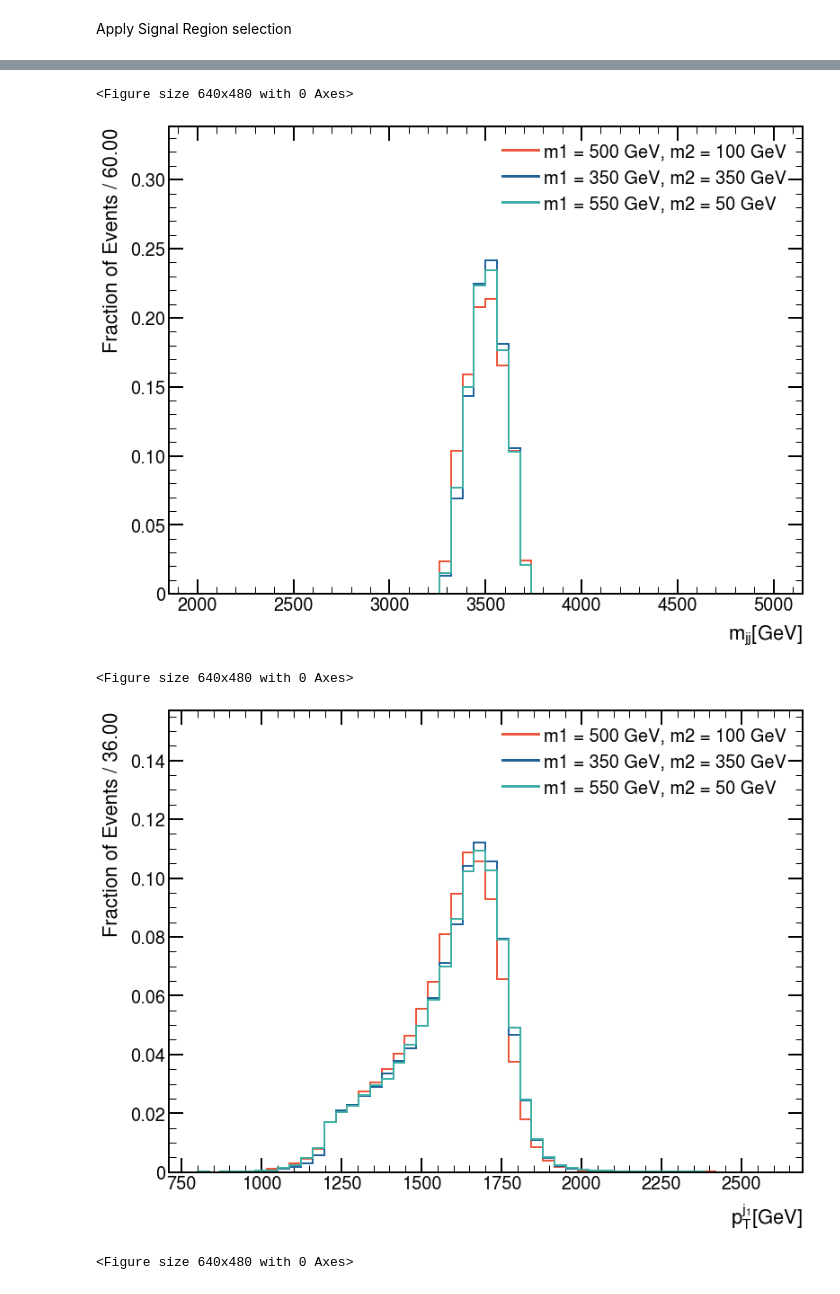
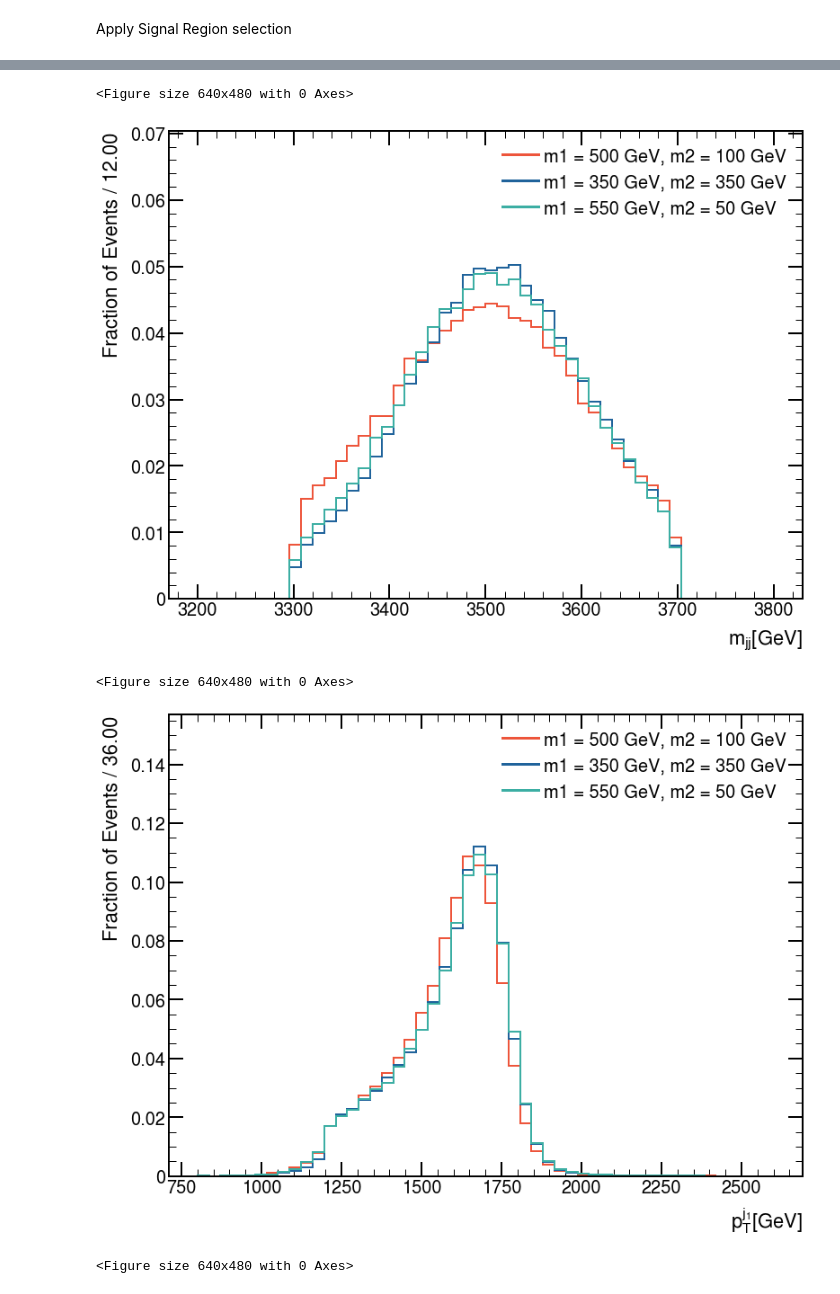
Before and after one commit to AlkaidCheng/anomaly_detection, a Jupyter notebook: notebooks/N03-PointCloudRepresentation-Parameterised.ipynb, the cells around one changed output, grey strips where cells are left out. Saved outputs shown, nothing was run; the diff lists cells and outputs as text; code cells hidden in the pictures.

```diff
--- a/notebooks/N03-PointCloudRepresentation-Parameterised.ipynb
+++ b/notebooks/N03-PointCloudRepresentation-Parameterised.ipynb
@@ -102,0 +107,6 @@ INFO: Saving output to "/pscratch/sd/c/chlcheng/dataset/anomaly_detection/LHC_Ol
+# %%
+results = execute_multi_tasks(parse_RnD_qq_txt_file, *args, parallel=16)
+data = {}
+for mass_point, result in zip(mass_points, results):
+    key = f'{mass_point[0]}_{mass_point[1]}'
+    data[key] = result
@@ -107,8 +135,8 @@ from quickstats.plots import VariableDistributionPlot
 from quickstats.plots.template import create_transform
 import pandas as pd
 import matplotlib.pyplot as plt
-mass_points = ["50_600", "150_550", "250_250", "350_200"]
-for masses in mass_points:
+target_masses = ["50_600", "150_550", "250_250", "350_200"]
+for masses in target_masses:
     m1, m2 = masses.split('_')
     jet_p4 = ak.sum(data['150_550']['part_features'], axis=1)
     dfs = {
@@ -259,28 +302,29 @@ INFO: Saving output to "/pscratch/sd/c/chlcheng/dataset/anomaly_detection/LHC_Ol
 Apply Signal Region selection
 # %%
 feature_arrays = {}
-cache = False
+cache = True
 save = True
 masses_to_keep = ["500_100", "350_350", "50_400"]
-for masses in all_masses:
-    m1, m2 = masses.split("_")
-    input_path = os.path.join(outdir, "col_based", f"point_cloud_W_qq_{m1}_{m2}.parquet")
-    outname = os.path.join(outdir, "col_based", f"SR_point_cloud_W_qq_{m1}_{m2}.parquet")
+for mass_point in mass_points:
+    m1, m2 = mass_point
+    key = f'{m1}_{m2}'
+    input_path = os.path.join(outdir, output_format, "col_based", f"point_cloud_W_qq_{m1}_{m2}.{output_format}")
+    outname = os.path.join(outdir, output_format, "col_based", f"SR_point_cloud_W_qq_{m1}_{m2}.{output_format}")
     print(f'INFO: Working on m1 = {m1}, m2 = {m2}')
     if (not cache) or (not os.path.exists(outname)):
-        data = ak.from_parquet(input_path)
+        data = load_fn(input_path)
         print(f'INFO: Applying SR selection')
         mjj = data['jj']['mjj']
         SR_mask = np.where((mjj >3.3) & (mjj < 3.7))
-        feature_arrays[masses] = data[SR_mask]
+        feature_arrays[key] = data[SR_mask]
         if save:
             print(f'INFO: Saving output to "{outname}"')
-            ak.to_parquet(feature_arrays[masses], outname)
-        if masses not in masses_to_keep:
-            feature_arrays[masses] = None
-    elif masses in masses_to_keep:
+            save_fn(feature_arrays[key], outname)
+        if key not in masses_to_keep:
+            feature_arrays[key] = None
+    elif key in masses_to_keep:
         print(f'INFO: Cached output from "{outname}"')
-        feature_arrays[masses] = ak.from_parquet(outname)
+        feature_arrays[key] = load_fn(outname)
 # %% [output]
 INFO: Working on m1 = 100, m2 = 500
 INFO: Applying SR selection
@@ -302,8 +346,8 @@ INFO: Saving output to "/pscratch/sd/c/chlcheng/dataset/anomaly_detection/LHC_Ol
 # %%
 import os
 basedir = "/pscratch/sd/c/chlcheng/dataset/anomaly_detection/LHC_Olympics_2020/LHCO_qq"
-filename = os.path.join(basedir, "col_based", "SR_point_cloud_W_qq_500_100_official.parquet")
-feature_arrays["500_100_LHCO"] = ak.from_parquet(filename)
+filename = os.path.join(basedir, output_format, "col_based", "SR_point_cloud_W_qq_500_100_official." + output_format)
+feature_arrays["500_100_LHCO"] = load_fn(filename)
 # %%
 import pandas as pd
 from quickstats.plots import VariableDistributionPlot
@@ -339,7 +383,7 @@ import matplotlib.pyplot as plt
 options = {
     'mjj': {
         'xlabel': '$m_{jj} [GeV]$',
-        'bin_range': (2000, 5000),
+        'bin_range': (3200, 3800),
         'variable_scale': 1000
     },
     'lead_jet_pt': {
@@ -414,34 +458,34 @@ options = {
 label_map = {
     '500_100' : 'm1 = 500 GeV, m2 = 100 GeV',
     '350_350' : 'm1 = 350 GeV, m2 = 350 GeV',
     '50_400'  : 'm1 = 550 GeV, m2 = 50 GeV'
 }
 plotter = VariableDistributionPlot(dfs, label_map=label_map)
 for column in options:
     plotter.draw(column,
                  targets=['500_100', '350_350', '50_400'],
                  #targets=['500_100', '500_100_LHCO'],
                  **options[column],
                  bins=50,
                  normalize=True,
                  ypad=0.25)
     plt.show()
 label_map = {
     '500_100' : 'm1 = 500 GeV, m2 = 100 GeV (LHCO RnD)',
     '500_100_LHCO' : 'm1 = 500 GeV, m2 = 100 GeV (Official LHCO)'
 }
 plotter.label_map = label_map
 for column in options:
     plotter.draw(column,
                  targets=['500_100', '500_100_LHCO'],
                  **options[column],
                  bins=50,
                  normalize=True,
                  ypad=0.25)
     plt.show()
 # %% [output]
 <Figure size 640x480 with 0 Axes>
-[figure, old version]
+[figure, new version]
 <Figure size 640x480 with 0 Axes>
 [figure]
 <Figure size 640x480 with 0 Axes>
```
Also changed, not shown: parts of 11 cells of this notebook, 7 other files.
